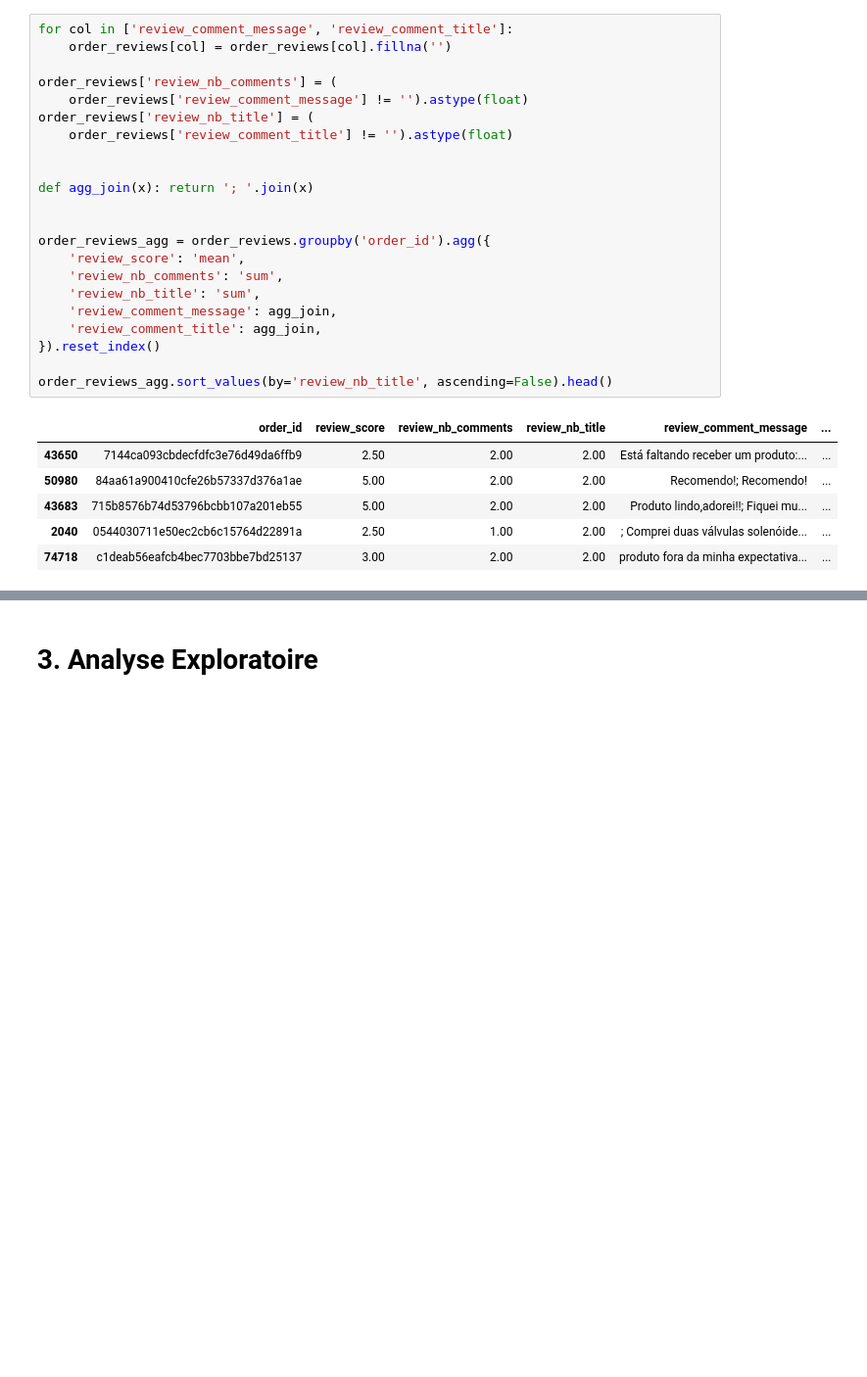
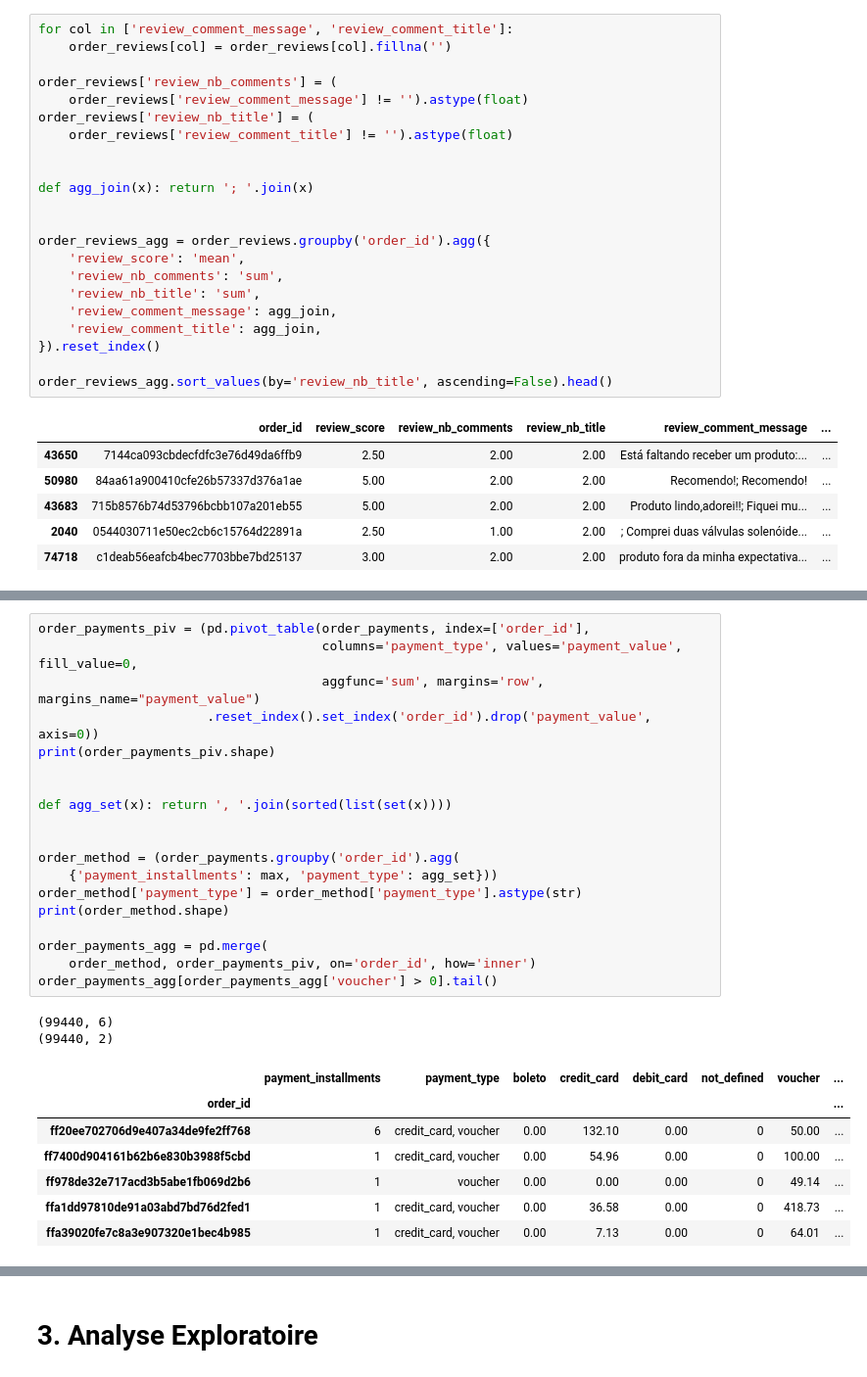
Before and after one commit to mrcreasey/oc-ds-p5-unsupervised-clustering, a Jupyter notebook: P5_01_analyse.ipynb, the cells around one changed output, grey strips where cells are left out. Shown at 98% size. Saved outputs shown, nothing was run; the diff lists cells and outputs as text; blank space fills up the shorter version.

```diff
--- a/P5_01_analyse.ipynb
+++ b/P5_01_analyse.ipynb
@@ -994,0 +1023,29 @@ order_reviews_agg.sort_values(by='review_nb_title', ascending=False).head()
+# %%
+order_payments_piv = (pd.pivot_table(order_payments, index=['order_id'],
+                                     columns='payment_type', values='payment_value', fill_value=0,
+                                     aggfunc='sum', margins='row', margins_name="payment_value")
+                      .reset_index().set_index('order_id').drop('payment_value', axis=0))
+print(order_payments_piv.shape)
+
+
+def agg_set(x): return ', '.join(sorted(list(set(x))))
+
+
+order_method = (order_payments.groupby('order_id').agg(
+    {'payment_installments': max, 'payment_type': agg_set}))
+order_method['payment_type'] = order_method['payment_type'].astype(str)
+print(order_method.shape)
+
+order_payments_agg = pd.merge(
+    order_method, order_payments_piv, on='order_id', how='inner')
+order_payments_agg[order_payments_agg['voucher'] > 0].tail()
+# %% [output]
+(99440, 6)
+(99440, 2)
+|  | payment_installments | payment_type | boleto | credit_card | debit_card | not_defined | voucher | ... |
+| order_id |  |  |  |  |  |  |  | ... |
+| ff20ee702706d9e407a34de9fe2ff768 | 6 | credit_card, voucher | 0.00 | 132.10 | 0.00 | 0 | 50.00 | ... |
+| ff7400d904161b62b6e830b3988f5cbd | 1 | credit_card, voucher | 0.00 | 54.96 | 0.00 | 0 | 100.00 | ... |
+| ff978de32e717acd3b5abe1fb069d2b6 | 1 | voucher | 0.00 | 0.00 | 0.00 | 0 | 49.14 | ... |
+| ffa1dd97810de91a03abd7bd76d2fed1 | 1 | credit_card, voucher | 0.00 | 36.58 | 0.00 | 0 | 418.73 | ... |
+| ffa39020fe7c8a3e907320e1bec4b985 | 1 | credit_card, voucher | 0.00 | 7.13 | 0.00 | 0 | 64.01 | ... |
```
Also changed, not shown: parts of 10 cells of this notebook.
